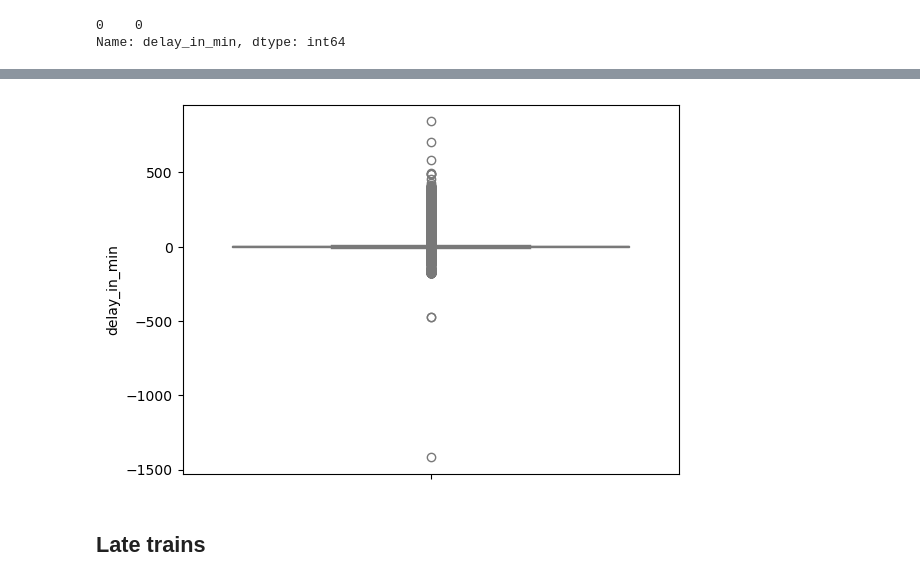
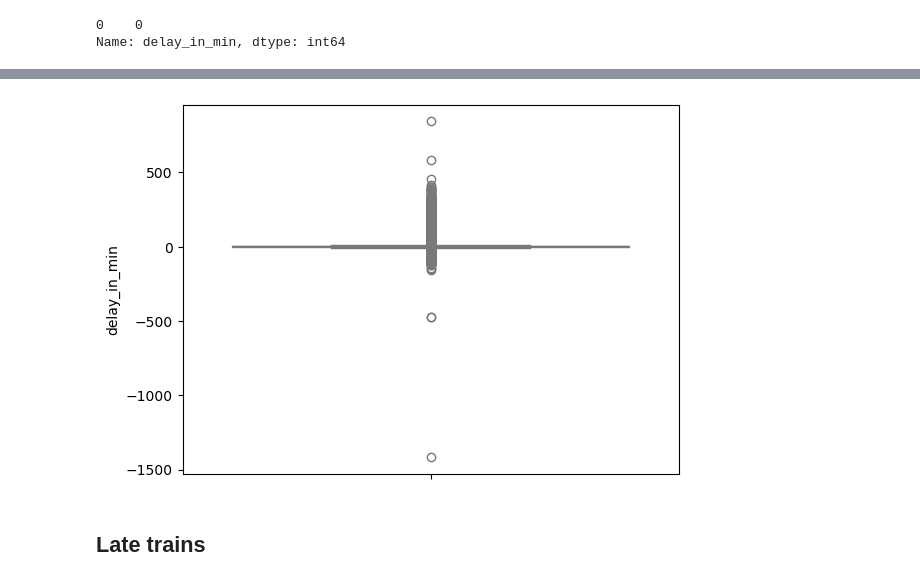
Before and after one commit to TebasMartinez/DA-Deutsche-Bahn-delays, a Jupyter notebook: Univariate EDA.ipynb, the cells around one changed output, grey strips where cells are left out. Cells and saved outputs as stored; diff of their text form; code cells hidden in the pictures.

```diff
--- a/Univariate EDA.ipynb
+++ b/Univariate EDA.ipynb
@@ -12,6 +12,7 @@ df = functions.filter(df)
 df = functions.clean(df)
 df = functions.group_west_east(df)
 df = functions.group_dates_seasons(df)
+df = functions.group_puctuality(df)
 df_categorical, df_numerical = functions.separate_cat_num(df)
 # %%
 df.head(5)
@@ -217,3 +264,5 @@ Index(['station', 'train_name', 'final_destination_station', 'delay_in_min',
+# %%
+df_noncanceled = df[df["is_canceled"] == False]
 # %% [markdown]
 ## All trains
 # %%
@@ -242,8 +291,8 @@ plt.show();
 # %%
-sns.boxplot(data = df["delay_in_min"], color="lightblue")
+sns.boxplot(data = df_noncanceled["delay_in_min"], color="lightblue")
 plt.show();
 # %% [output]
-[figure, old version]
+[figure, new version]
 # %% [markdown]
 ## Late trains
 # %% [markdown]
```
Also changed, not shown: parts of 22 cells of this notebook.
